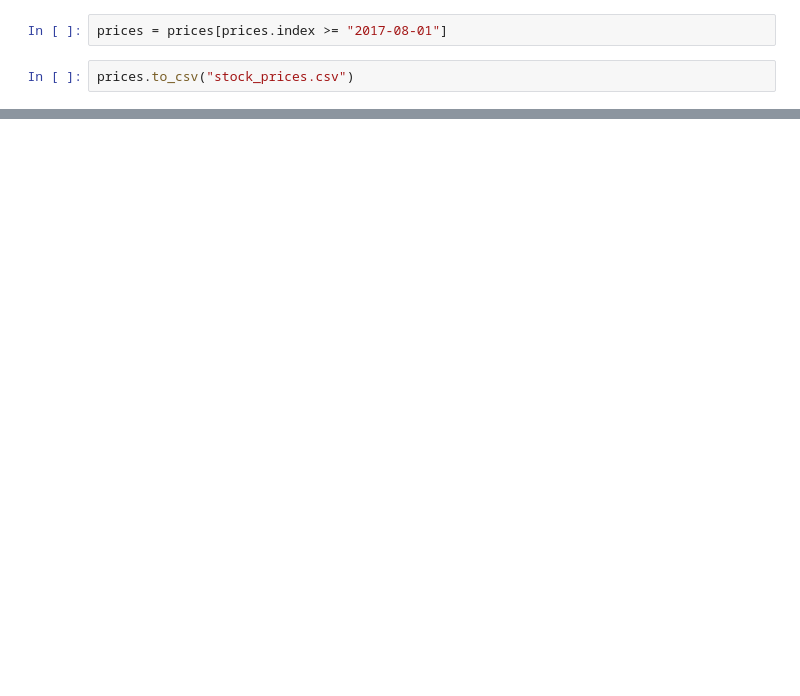
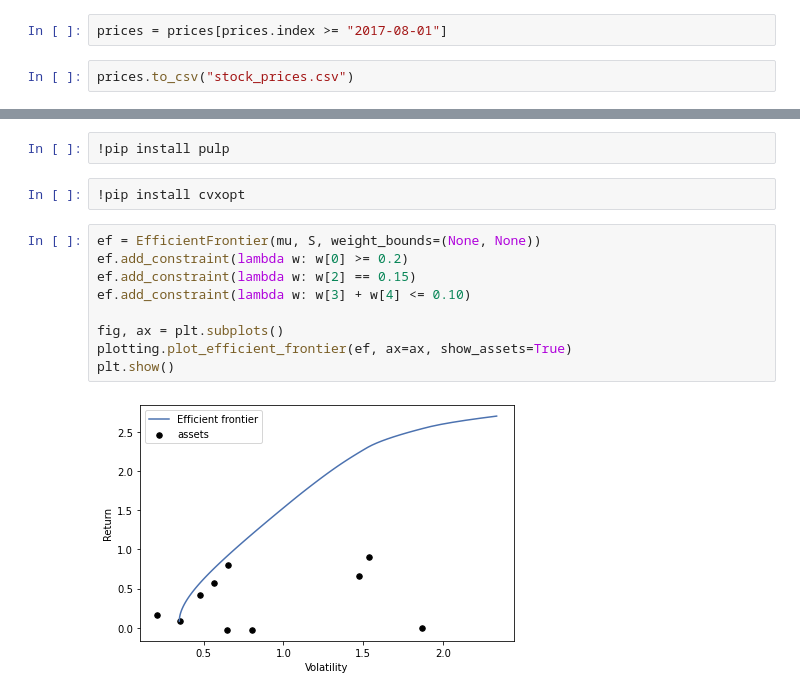
Before and after one commit to vweinblatt123/CF-Project3, a Jupyter notebook: Victor/pull_data.ipynb, the cells around one changed output, grey strips where cells are left out. Drawn from its saved outputs; the diff is of its cells as text; blank space fills up the shorter version.

```diff
--- a/Victor/pull_data.ipynb
+++ b/Victor/pull_data.ipynb
@@ -33,0 +147,15 @@ prices.to_csv("stock_prices.csv")
+# %%
+!pip install pulp
+# %%
+!pip install cvxopt
+# %%
+ef = EfficientFrontier(mu, S, weight_bounds=(None, None))
+ef.add_constraint(lambda w: w[0] >= 0.2)
+ef.add_constraint(lambda w: w[2] == 0.15)
+ef.add_constraint(lambda w: w[3] + w[4] <= 0.10)
+
+fig, ax = plt.subplots()
+plotting.plot_efficient_frontier(ef, ax=ax, show_assets=True)
+plt.show()
+# %% [output]
+[figure, added]
```
Also changed, not shown: parts of 14 cells of this notebook, 2 other files.
